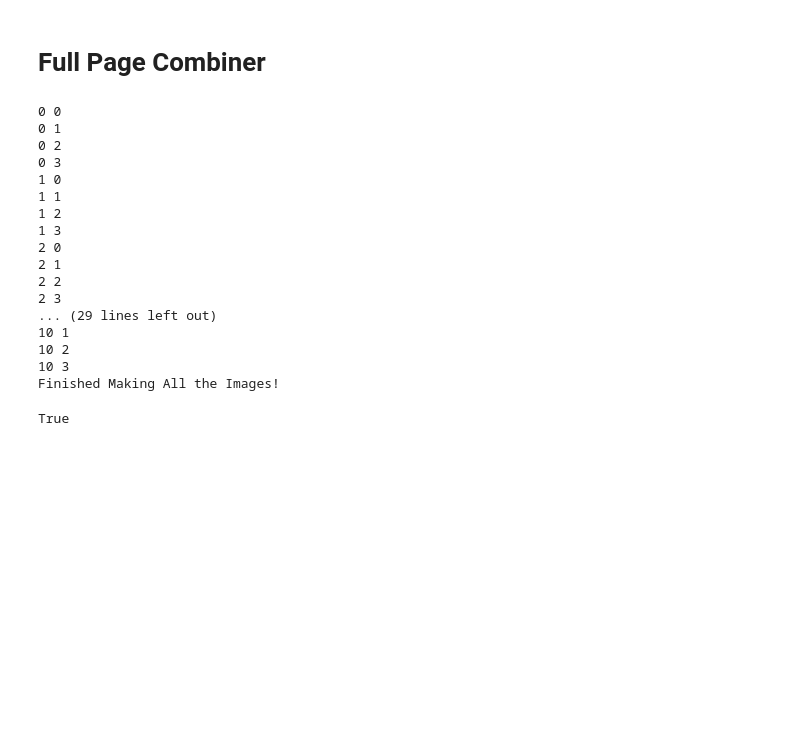
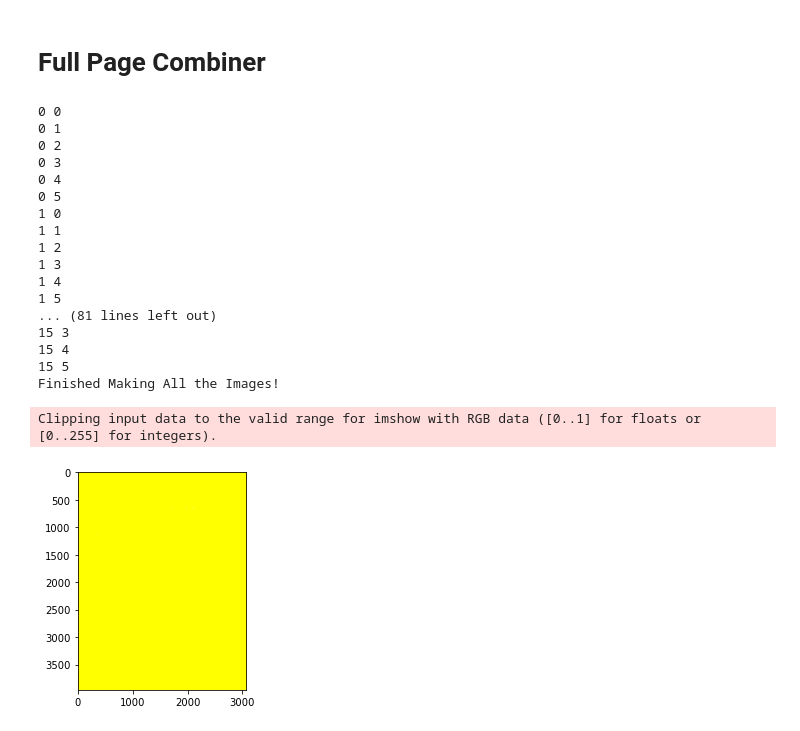
Before and after one commit to AshwinS27/TrebleInTheSheets, a Jupyter notebook: SemanticSegmentation.ipynb, the cells around one changed output. Drawn from its saved outputs; the diff is of its cells as text; code cells hidden in the pictures; blank space fills up the shorter version.

Commit message:
added decent model

```diff
--- a/SemanticSegmentation.ipynb
+++ b/SemanticSegmentation.ipynb
@@ -55,7 +55,7 @@ Using the CPU. Overall speed will be slowed down
 ## Dataset
 We will create a custom Dataset function for the MSRC-v2 dataset. You don't have to change anything here.
 # %%
-N_CLASS = 5
+N_CLASS = 13
 
 class DeepScoresDataset(Dataset):
     def __init__(self, split,
@@ -69,7 +69,7 @@ class DeepScoresDataset(Dataset):
 
         self.dataset = json.load(open(split_path, 'r'))[split]
 
-        self.group2label_idx = {'void': 0, 'lineNote': 1, 'quarterRest': 2, 'clef': 3, 'middleNote': 4}
+        self.group2label_idx = {'void': 0, 'lineNote': 1, 'quarterRest': 2, 'clef': 3, 'middleNote': 4, 'stem': 5, 'bars': 6, 'middleWholes': 7, 'lineWholes': 8, 'middleHalves': 9, 'lineHalves': 10, 'sharps': 11, 'flats': 12}
 
         self.img_list = [data[0] for data in self.dataset] #These are file names
         self.mask_list = [data[1] for data in self.dataset] #These are file names
@@ -109,15 +109,10 @@ class DeepScoresDataset(Dataset):
 #         img = resize(img)
 #         qmask = resize(mask)
 
-        for i in range(10): # Try to get a rest 10 times
-            # Random crop
-            i, j, h, w = transforms.RandomCrop.get_params(
+        i, j, h, w = transforms.RandomCrop.get_params(
                 img, output_size=(256, 512))
-            img = transforms.functional.crop(img, i, j, h, w)
-            qmask = transforms.functional.crop(qmask, i, j, h, w)
-
-            if (2 in qmask):
-                break
+        img = transforms.functional.crop(img, i, j, h, w)
+        qmask = transforms.functional.crop(qmask, i, j, h, w)
 
 
         return img, qmask
@@ -240,6 +235,15 @@ def save_label(label, path, ):
         '#80FF80',
         '#FF8000',
         '#AA8000',
+        '#348201',
+        '#e63492',
+        '#b95b18',
+        '#32e2aa',
+        '#262a5a',
+        '#f0ae3b',
+        '#a49540',
+        '#f8fb25'
+
     ]
     assert(np.max(label)<len(colormap))
     colors = [hex2rgb(color, normalise=False) for color in colormap]
@@ -500,12 +504,12 @@ import cv2
 
 ## Load the NET
 net = Net().to(device)
-net.load_state_dict(torch.load("./models/model_skiplink_starter_net_12hrs.pth"))
+net.load_state_dict(torch.load("./models/model_skiplink_starter_net.pth"))
 net.eval()
 
 # Get Image with some padding
-img_name = 'lg-5987734-aug-gutenberg1939--page-12.png'
-img = np.array(Image.open(os.path.join('ds2_dense/Images', img_name)))
+img_name = 'thot_buns2.png'
+img = np.array(Image.open(img_name))
 cv2.imwrite(os.path.join('output', img_name), img)
 H, W, _ = img.shape
 
@@ -534,39 +538,42 @@ for row in range(math.ceil(H/256)):
         os.makedirs(folder, exist_ok=True)
         with torch.no_grad():
             output = net(cropped_img)[0].cpu().numpy()
             c, h, w = output.shape
             assert(c == N_CLASS)
             y = np.argmax(output, 0).astype('uint8')
             save_label(y, './{}/{},{}.png'.format(folder, row, col))
 print("Finished Making All the Images!")
 
 ##### Put the images back together
 for row in range(math.ceil(H/256)):
     for col in range(math.ceil(W/512)):
         f_name = str(row) + "," + str(col) + ".png"
         segmented_segment = cv2.imread(os.path.join('output', f_name), cv2.IMREAD_COLOR)
         i = row * 256
         j = col*512
         segmented_img[i:i+256, j:j+512] = segmented_segment
 
 segmented_img = segmented_img[0:H, 0:W]
 cv2.imwrite('output/final.png', segmented_img)
+plt.imshow(segmented_img)
+plt.show()
 # %% [output]
 0 0
 0 1
 0 2
 0 3
+0 4
+0 5
 1 0
 1 1
 1 2
 1 3
-2 0
-2 1
-2 2
-2 3
-... (29 lines left out)
-10 1
-10 2
-10 3
+1 4
+1 5
+... (81 lines left out)
+15 3
+15 4
+15 5
 Finished Making All the Images!
-True
+Clipping input data to the valid range for imshow with RGB data ([0..1] for floats or [0..255] for integers).
+[figure, added]
```
Also changed, not shown: parts of 4 cells of this notebook, 1 other file.
